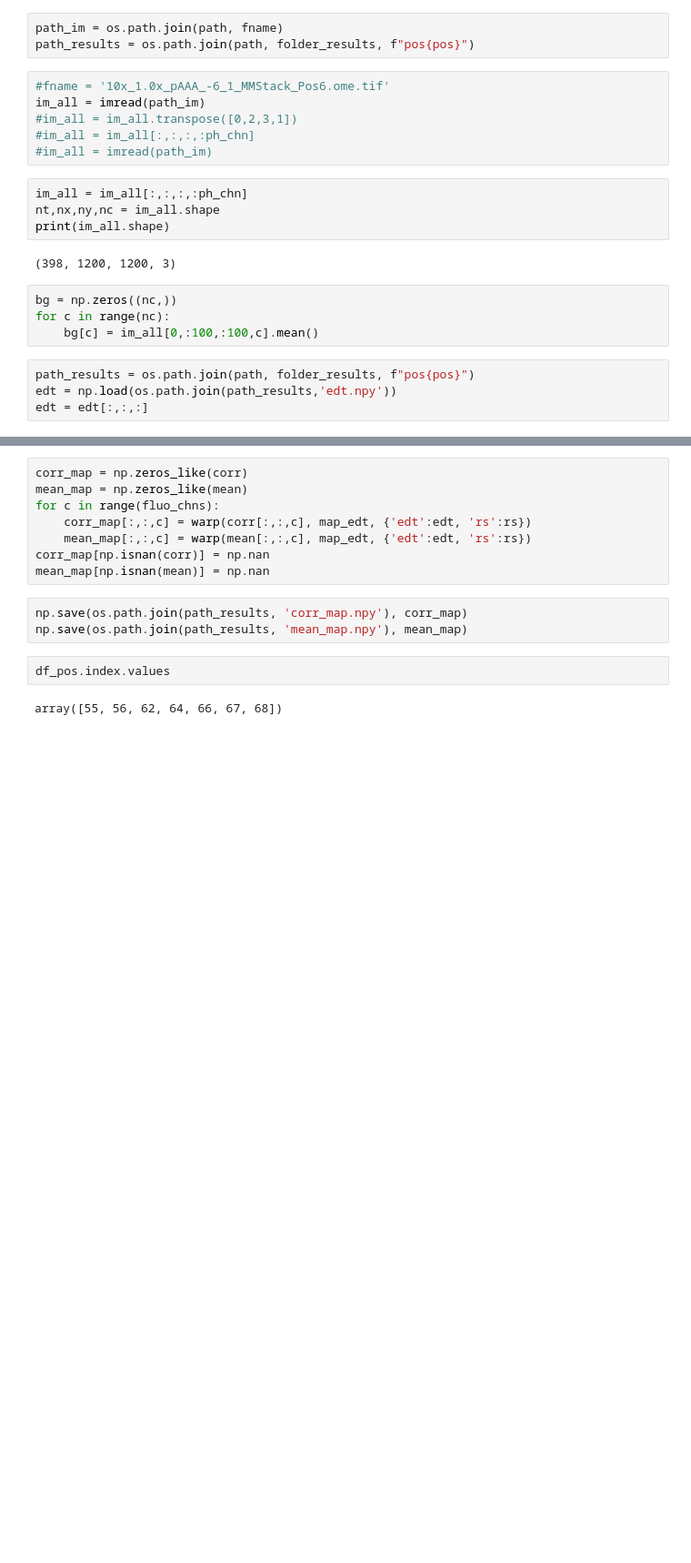
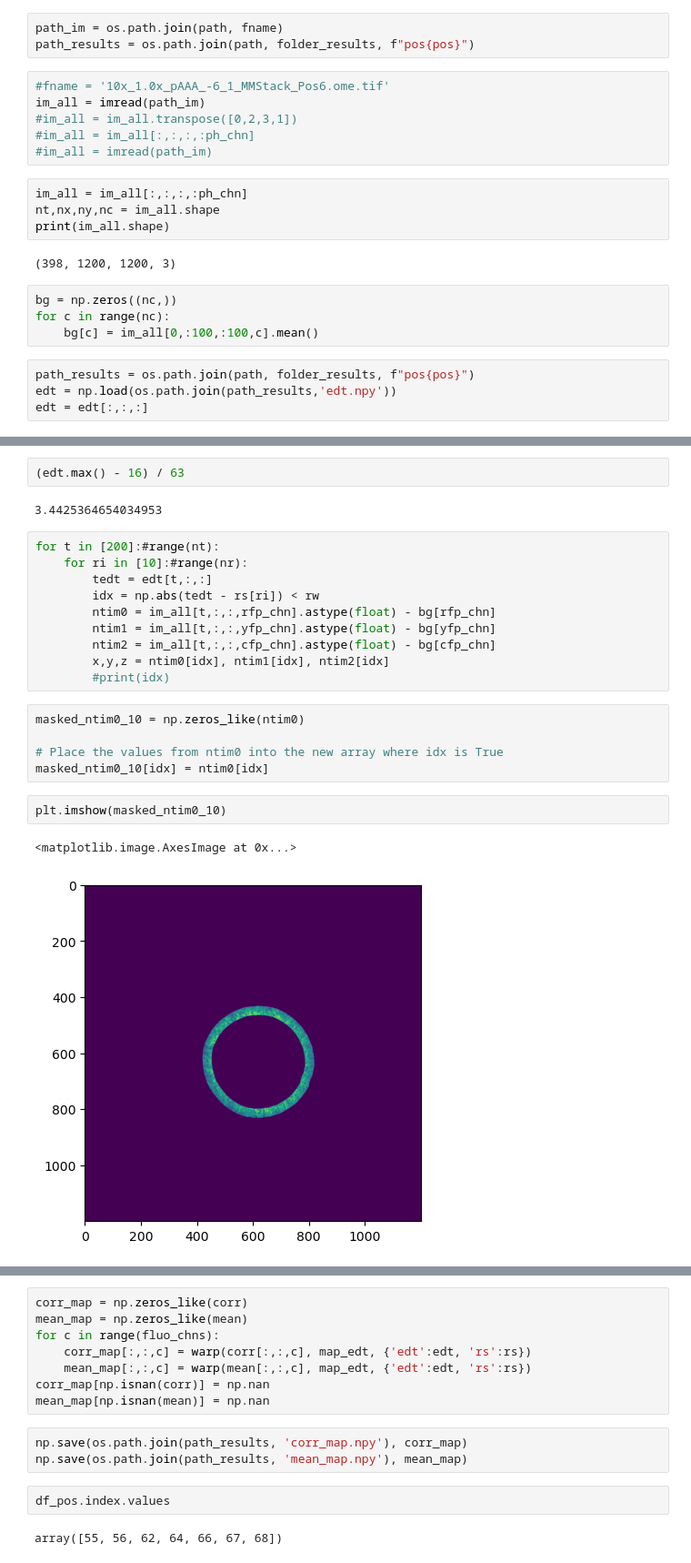
Before and after one commit to RudgeLab/popdyn, a Jupyter notebook: Notebooks/Chapter 3 - Correlation.ipynb, the cells around one changed output, grey strips where cells are left out. Shown at 91% size. Cells and saved outputs as stored; diff of their text form; blank space fills up the shorter version.

```diff
--- a/Notebooks/Chapter 3 - Correlation.ipynb
+++ b/Notebooks/Chapter 3 - Correlation.ipynb
@@ -129,0 +157,24 @@ edt = edt[:,:,:]
+# %%
+(edt.max() - 16) / 63
+# %% [output]
+3.4425364654034953
+# %%
+for t in [200]:#range(nt):
+    for ri in [10]:#range(nr):
+        tedt = edt[t,:,:]
+        idx = np.abs(tedt - rs[ri]) < rw
+        ntim0 = im_all[t,:,:,rfp_chn].astype(float) - bg[rfp_chn]
+        ntim1 = im_all[t,:,:,yfp_chn].astype(float) - bg[yfp_chn]
+        ntim2 = im_all[t,:,:,cfp_chn].astype(float) - bg[cfp_chn]
+        x,y,z = ntim0[idx], ntim1[idx], ntim2[idx]
+        #print(idx)
+# %%
+masked_ntim0_10 = np.zeros_like(ntim0)
+
+# Place the values from ntim0 into the new array where idx is True
+masked_ntim0_10[idx] = ntim0[idx]
+# %%
+plt.imshow(masked_ntim0_10)
+# %% [output]
+<matplotlib.image.AxesImage at 0x...>
+[figure, added]
```
Also changed, not shown: parts of 18 cells of this notebook.
